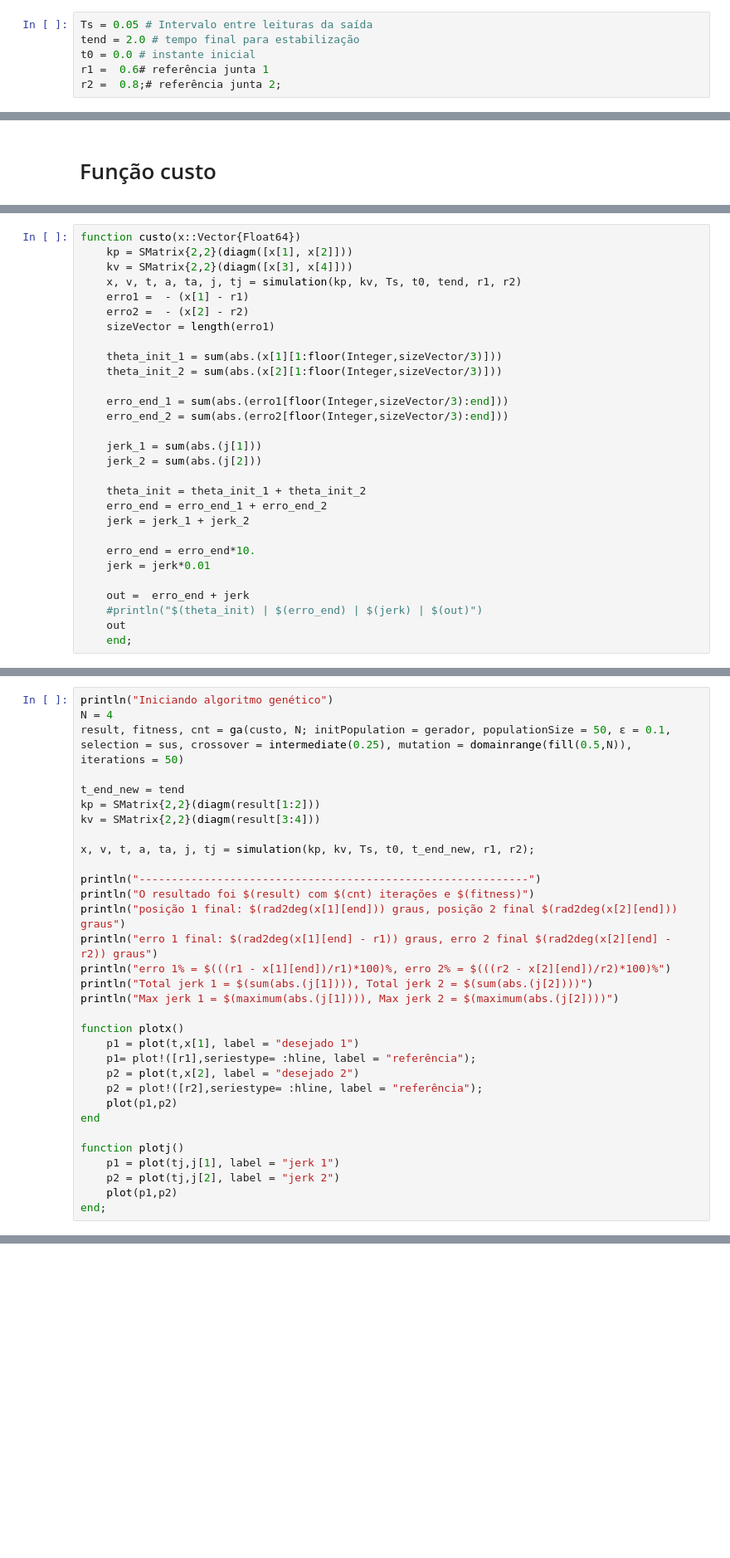
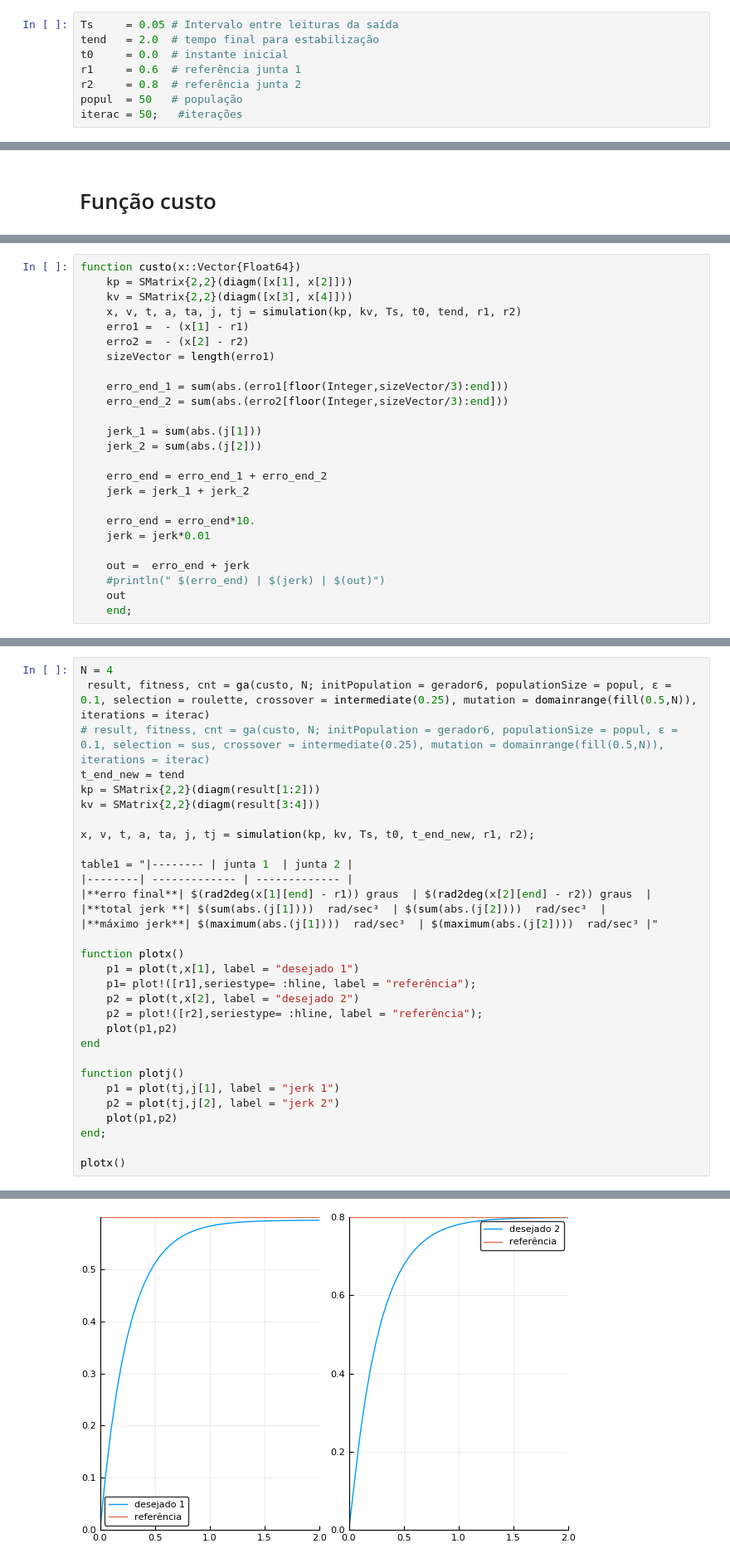
Before and after one commit to phelipe/SimpleModels.jl, a Jupyter notebook: src/Otimizador.ipynb, the cells around one changed output, grey strips where cells are left out. Shown: that part at 83% size. Cells and saved outputs as stored; diff of their text form; blank space fills up the shorter version.

Commit message:
notebook para apresentação

```diff
--- a/src/Otimizador.ipynb
+++ b/src/Otimizador.ipynb
@@ -37,6 +20,8 @@ using Evolutionary;
 # %%
-Ts = 0.05 # Intervalo entre leituras da saída
-tend = 2.0 # tempo final para estabilização
-t0 = 0.0 # instante inicial
-r1 =  0.6# referência junta 1
-r2 =  0.8;# referência junta 2;
+Ts     = 0.05 # Intervalo entre leituras da saída
+tend   = 2.0  # tempo final para estabilização
+t0     = 0.0  # instante inicial
+r1     = 0.6  # referência junta 1
+r2     = 0.8  # referência junta 2
+popul  = 50   # população
+iterac = 50;   #iterações
@@ -51,16 +77,12 @@ function custo(x::Vector{Float64})
     erro2 =  - (x[2] - r2)
     sizeVector = length(erro1)
 
-    theta_init_1 = sum(abs.(x[1][1:floor(Integer,sizeVector/3)]))
-    theta_init_2 = sum(abs.(x[2][1:floor(Integer,sizeVector/3)]))
-
     erro_end_1 = sum(abs.(erro1[floor(Integer,sizeVector/3):end]))
     erro_end_2 = sum(abs.(erro2[floor(Integer,sizeVector/3):end]))
 
     jerk_1 = sum(abs.(j[1]))
     jerk_2 = sum(abs.(j[2]))
 
-    theta_init = theta_init_1 + theta_init_2
     erro_end = erro_end_1 + erro_end_2
     jerk = jerk_1 + jerk_2
 
@@ -68,6 +90,6 @@ function custo(x::Vector{Float64})
     jerk = jerk*0.01
 
     out =  erro_end + jerk
-    #println("$(theta_init) | $(erro_end) | $(jerk) | $(out)")
+    #println(" $(erro_end) | $(jerk) | $(out)")
     out
     end;
@@ -74,21 +100,18 @@ function custo(x::Vector{Float64})
 # %%
-println("Iniciando algoritmo genético")
 N = 4
-result, fitness, cnt = ga(custo, N; initPopulation = gerador, populationSize = 50, ɛ = 0.1, selection = sus, crossover = intermediate(0.25), mutation = domainrange(fill(0.5,N)), iterations = 50)
-
+ result, fitness, cnt = ga(custo, N; initPopulation = gerador6, populationSize = popul, ɛ = 0.1, selection = roulette, crossover = intermediate(0.25), mutation = domainrange(fill(0.5,N)), iterations = iterac)
+# result, fitness, cnt = ga(custo, N; initPopulation = gerador6, populationSize = popul, ɛ = 0.1, selection = sus, crossover = intermediate(0.25), mutation = domainrange(fill(0.5,N)), iterations = iterac)
 t_end_new = tend
 kp = SMatrix{2,2}(diagm(result[1:2]))
 kv = SMatrix{2,2}(diagm(result[3:4]))
 
 x, v, t, a, ta, j, tj = simulation(kp, kv, Ts, t0, t_end_new, r1, r2);
 
-println("------------------------------------------------------------")
-println("O resultado foi $(result) com $(cnt) iterações e $(fitness)")
-println("posição 1 final: $(rad2deg(x[1][end])) graus, posição 2 final $(rad2deg(x[2][end])) graus")
-println("erro 1 final: $(rad2deg(x[1][end] - r1)) graus, erro 2 final $(rad2deg(x[2][end] - r2)) graus")
-println("erro 1% = $(((r1 - x[1][end])/r1)*100)%, erro 2% = $(((r2 - x[2][end])/r2)*100)%")
-println("Total jerk 1 = $(sum(abs.(j[1]))), Total jerk 2 = $(sum(abs.(j[2])))")
-println("Max jerk 1 = $(maximum(abs.(j[1]))), Max jerk 2 = $(maximum(abs.(j[2])))")
+table1 = "|-------- | junta 1  | junta 2 |
+|--------| ------------- | ------------- |
+|**erro final**| $(rad2deg(x[1][end] - r1)) graus  | $(rad2deg(x[2][end] - r2)) graus  |
+|**total jerk **| $(sum(abs.(j[1])))  rad/sec³  | $(sum(abs.(j[2])))  rad/sec³  |
+|**máximo jerk**| $(maximum(abs.(j[1])))  rad/sec³  | $(maximum(abs.(j[2])))  rad/sec³ |"
 
 function plotx()
     p1 = plot(t,x[1], label = "desejado 1")
@@ -103,4 +126,6 @@ function plotj()
     p2 = plot(tj,j[2], label = "jerk 2")
     plot(p1,p2)
 end;
+
+plotx()
 # %% [output]
@@ -114,0 +132 @@ Max jerk 1 = 919.7834472357287, Max jerk 2 = 1235.151700618276
+[figure, added]
```
Also changed, not shown: parts of 24 cells of this notebook, 1 other file.
